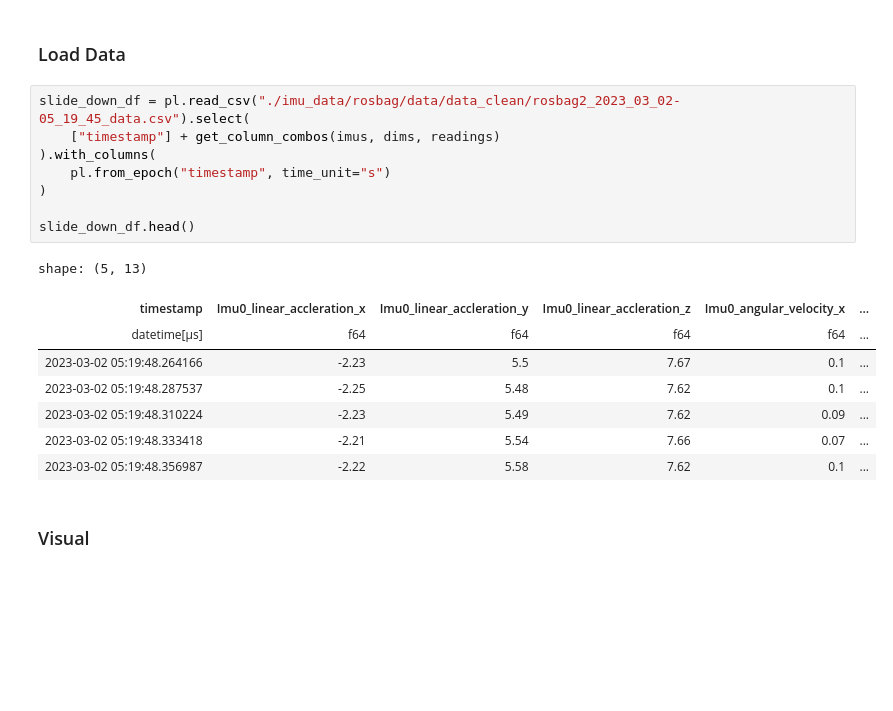
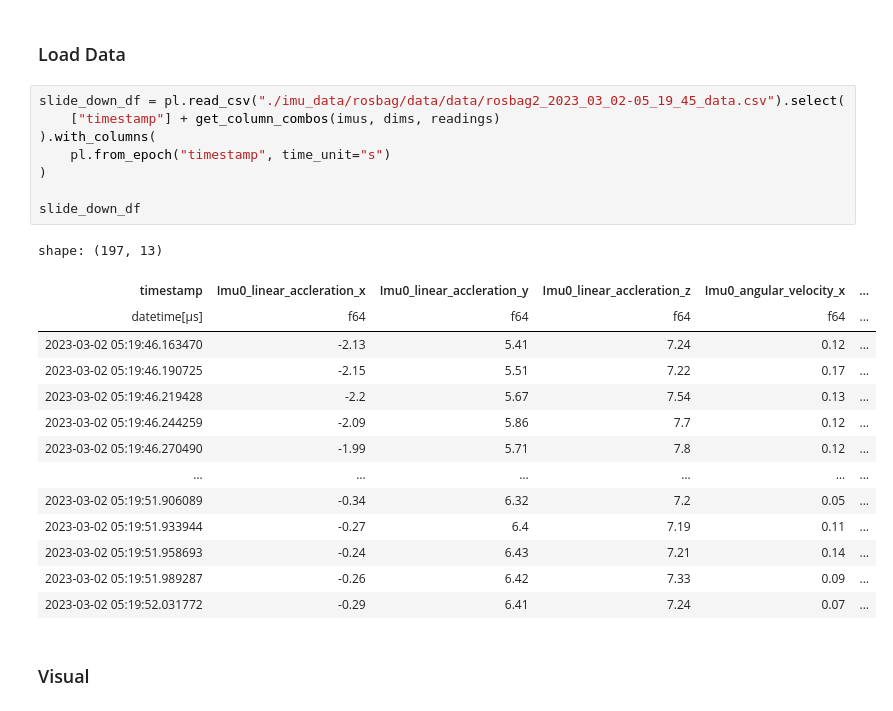
Before and after one commit to sellahy/730SemesterProject, a Jupyter notebook: exploration/imu_data_analyze.ipynb, the cells around one changed output. Cells and saved outputs as stored; diff of their text form; blank space fills up the shorter version.

```diff
--- a/exploration/imu_data_analyze.ipynb
+++ b/exploration/imu_data_analyze.ipynb
@@ -138,22 +150,28 @@ plot_readings(
 # %% [markdown]
 ### Load Data
 # %%
-slide_down_df = pl.read_csv("./imu_data/rosbag/data/data_clean/rosbag2_2023_03_02-05_19_45_data.csv").select(
+slide_down_df = pl.read_csv("./imu_data/rosbag/data/data/rosbag2_2023_03_02-05_19_45_data.csv").select(
     ["timestamp"] + get_column_combos(imus, dims, readings)
 ).with_columns(
     pl.from_epoch("timestamp", time_unit="s")
 )
 
-slide_down_df.head()
+slide_down_df
 # %% [output]
-shape: (5, 13)
+shape: (197, 13)
 | timestamp | Imu0_linear_accleration_x | Imu0_linear_accleration_y | Imu0_linear_accleration_z | Imu0_angular_velocity_x | ... |
 | datetime[μs] | f64 | f64 | f64 | f64 | ... |
-| 2023-03-02 05:19:48.264166 | -2.23 | 5.5 | 7.67 | 0.1 | ... |
-| 2023-03-02 05:19:48.287537 | -2.25 | 5.48 | 7.62 | 0.1 | ... |
-| 2023-03-02 05:19:48.310224 | -2.23 | 5.49 | 7.62 | 0.09 | ... |
-| 2023-03-02 05:19:48.333418 | -2.21 | 5.54 | 7.66 | 0.07 | ... |
-| 2023-03-02 05:19:48.356987 | -2.22 | 5.58 | 7.62 | 0.1 | ... |
+| 2023-03-02 05:19:46.163470 | -2.13 | 5.41 | 7.24 | 0.12 | ... |
+| 2023-03-02 05:19:46.190725 | -2.15 | 5.51 | 7.22 | 0.17 | ... |
+| 2023-03-02 05:19:46.219428 | -2.2 | 5.67 | 7.54 | 0.13 | ... |
+| 2023-03-02 05:19:46.244259 | -2.09 | 5.86 | 7.7 | 0.12 | ... |
+| 2023-03-02 05:19:46.270490 | -1.99 | 5.71 | 7.8 | 0.12 | ... |
+| … | … | … | … | … | ... |
+| 2023-03-02 05:19:51.906089 | -0.34 | 6.32 | 7.2 | 0.05 | ... |
+| 2023-03-02 05:19:51.933944 | -0.27 | 6.4 | 7.19 | 0.11 | ... |
+| 2023-03-02 05:19:51.958693 | -0.24 | 6.43 | 7.21 | 0.14 | ... |
+| 2023-03-02 05:19:51.989287 | -0.26 | 6.42 | 7.33 | 0.09 | ... |
+| 2023-03-02 05:19:52.031772 | -0.29 | 6.41 | 7.24 | 0.07 | ... |
 # %% [markdown]
 ### Visual
 # %%
```
Also changed, not shown: parts of 13 cells of this notebook, 2 other files.
